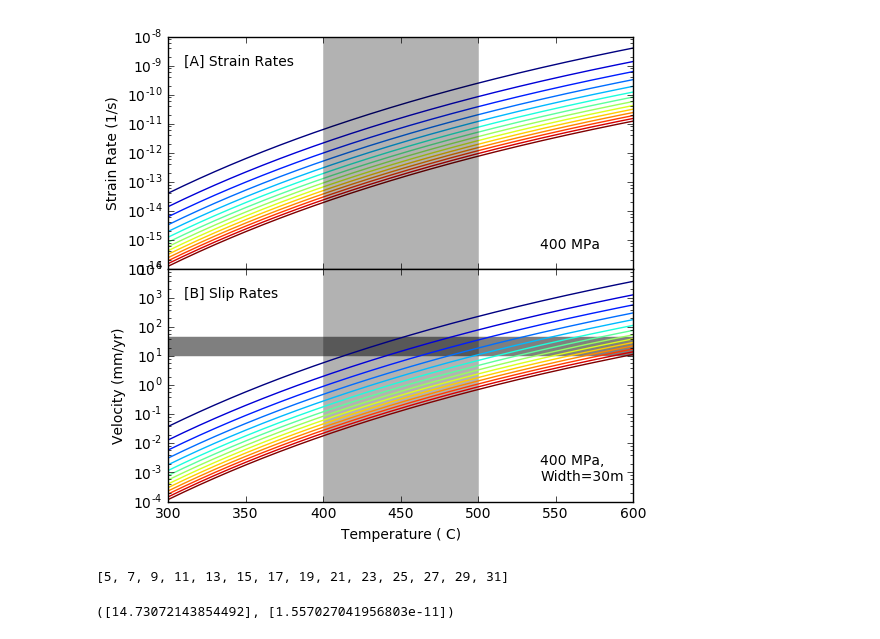
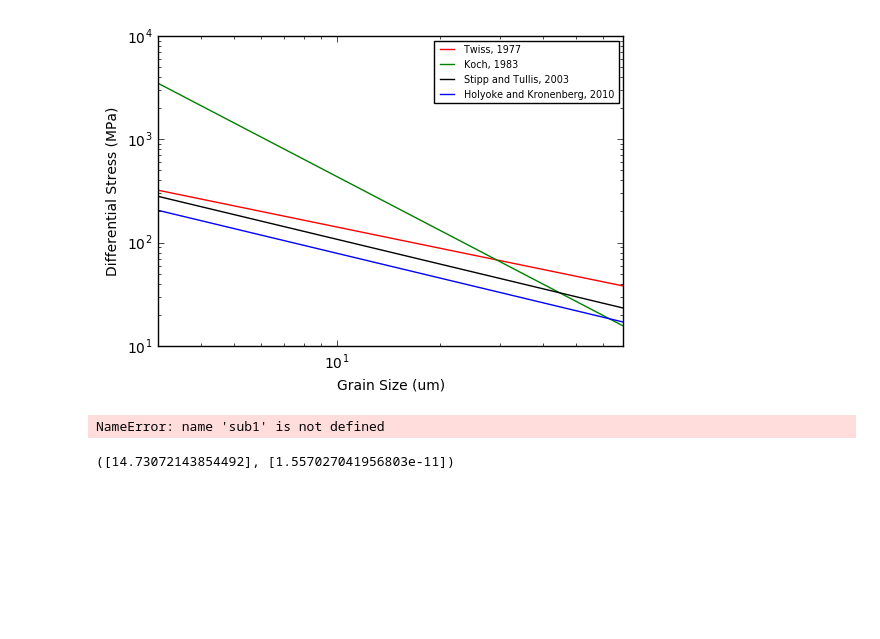
Before and after one commit to usgs/gmeg-shearzone-flowstress, a Jupyter notebook: Compile_code.ipynb, the cells around one changed output. Saved outputs shown, nothing was run; the diff lists cells and outputs as text; code cells hidden in the pictures; blank space fills up the shorter version.

```diff
--- a/Compile_code.ipynb
+++ b/Compile_code.ipynb
@@ -118,13 +118,14 @@ def fugacity_optimizer(temperature,pressure):
 #Takes imputs of pressure and temperature converts them from MPa and C to Pa and K
 
 class FlowStressCalculator():
+
     def __init__(self, temperature_values, pressure_values):
         self.temperature = C2K(np.array(temperature_values))
         self.pressure = np.array(pressure_values)*1.0E6
         self.grain_size = []
         self.fugacity = []
         self.differential_stress = []
-        #self.strain_rate = []
+        self.strain_rate = []
         self.slip_rate= []
 
 
@@ -148,18 +149,12 @@ class FlowStressCalculator():
 
     def calculate_strain_rate(self, flow_law='H01'):
 
-        self.strain_rate = []
-        for num, stress in enumerate(self.differential_stress):
+        for stress in self.differential_stress:
             for t, f in zip(self.temperature, self.fugacity):
-                strain_rates = []
                 sr_i = (FLOW_LAWS[flow_law]['A']*np.power(stress, FLOW_LAWS[flow_law]['n'])*np.power(f,1)*np.exp(-FLOW_LAWS[flow_law]['Q']/(8.3144598*t)))
-                strain_rates.append(sr_i)
-            self.strain_rate.append(strain_rates)
+                self.strain_rate.append(sr_i)
 
-        sr = self.strain_rate
-        strain_rate_grouped = [sr[x:x+len(self.temperature)] for x in xrange(0, len(sr), len(self.temperature))]
-
-        return strain_rate_grouped
+        return self.strain_rate
 
 
     def calculate_slip_rate(self, width): #width in m, output of mm/yr
@@ -314,3 +303,41 @@ ImportError: No module named matplotlib.pyplot
+# %%
+temp = [450]
+grain_size =range(3,70)
+
+f77 = FlowStressCalculator(temp,pressure)
+f77.calculate_fugacity()
+ds77 = f77.calculate_differential_stress(grain_size, paleopiezometer = 'T77')
+
+f10 = FlowStressCalculator(temp,pressure)
+f10.calculate_fugacity()
+ds10 = f10.calculate_differential_stress(grain_size, paleopiezometer = 'HK10')
+
+f83 = FlowStressCalculator(temp,pressure)
+f83.calculate_fugacity()
+ds83 = f83.calculate_differential_stress(grain_size, paleopiezometer = 'K83')
+
+f03 = FlowStressCalculator(temp,pressure)
+f03.calculate_fugacity()
+ds03 = f03.calculate_differential_stress(grain_size, paleopiezometer = 'ST03')
+
+#temperature_list = K2C(f77.temperature).tolist()
+
+
+fig = plt.figure()
+plt.yscale('log')
+plt.xscale('log')
+plt.plot(grain_size, ds77, 'r', label='Twiss, 1977')
+plt.plot(grain_size, ds83, 'g', label='Koch, 1983')
+plt.plot(grain_size, ds03, 'k', label='Stipp and Tullis, 2003')
+plt.plot(grain_size, ds10, 'b', label='Holyoke and Kronenberg, 2010')
+plt.xlim([min(grain_size),max(grain_size)])
+plt.legend(loc='upper right', fontsize = 'x-small')
+plt.xlabel('Grain Size (um)')
+plt.ylabel('Differential Stress (MPa)')
+
+plt.show()
+# %% [output]
+[figure, added]
 # %%
 
 
@@ -351,8 +378,13 @@ sub2.plot(x,y,linestyle='-', color='k', linewidth=112, alpha=0.3)
 
 colors=iter(cm.jet(np.linspace(0,1,len(grain_size))))
 for i, grain in enumerate(grain_size):
-    sub2.plot(temperature, accumulated_slip_rates[i], color=next(colors))
+    sub2.plot(temperature_C, slip_rate_chunks[i], color=next(colors))
     sub2.set_yscale('log')
+
+colors=iter(cm.jet(np.linspace(0,1,len(grain_size))))
+for i, grain in enumerate(grain_size):
+    sub1.plot(temperature_C, strain_rate_chunks[i], color=next(colors))
+    sub1.set_yscale('log')
 
 
 
@@ -364,11 +396,7 @@ pdf.close()
 
 plt.show()
 # %% [output]
-[figure, removed]
+NameError: name 'sub1' is not defined
-# %%
-grain_size
-# %% [output]
-[5, 7, 9, 11, 13, 15, 17, 19, 21, 23, 25, 27, 29, 31]
 # %%
 ## Working with the simulators
 
```
Also changed, not shown: parts of 10 cells of this notebook, 2 other files.
